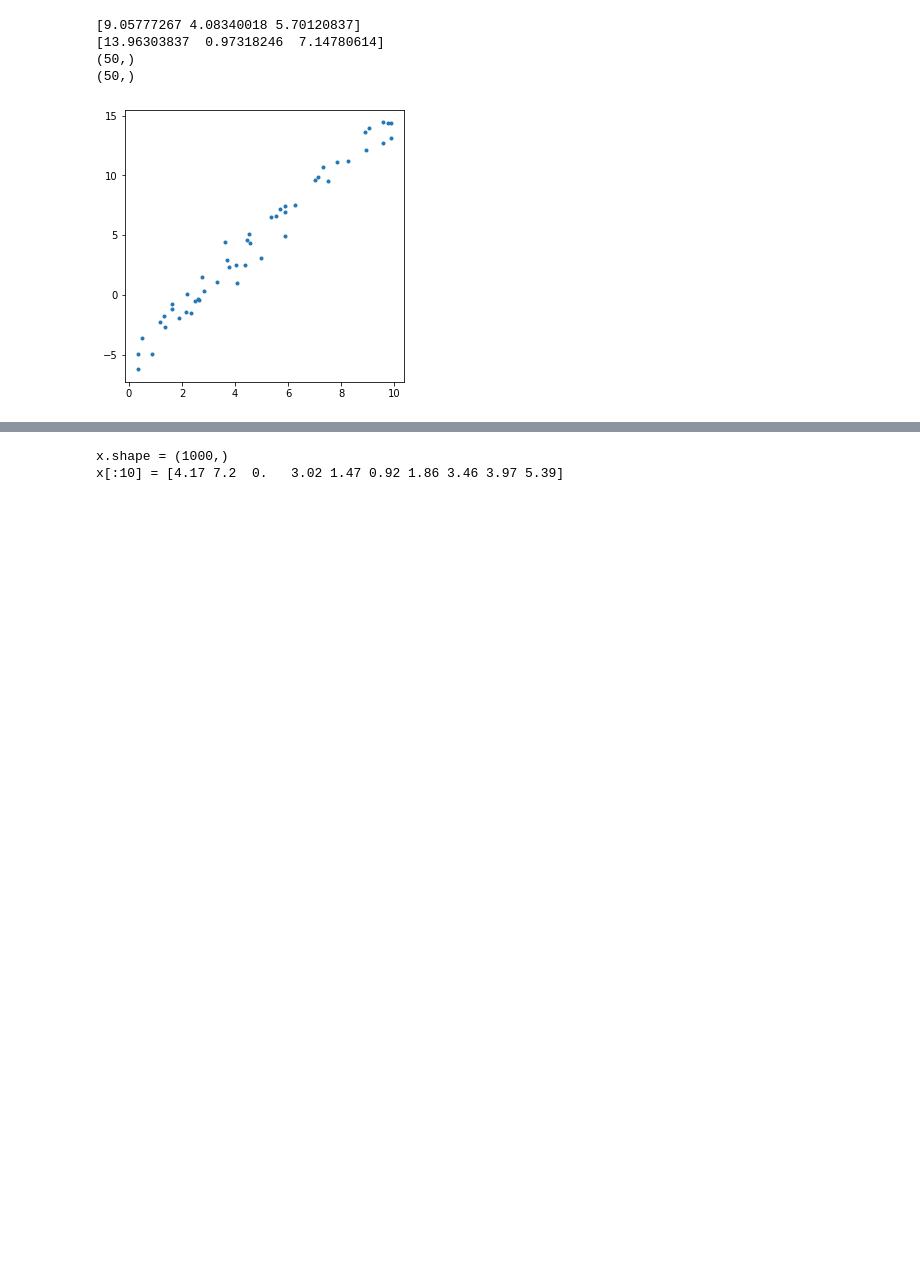
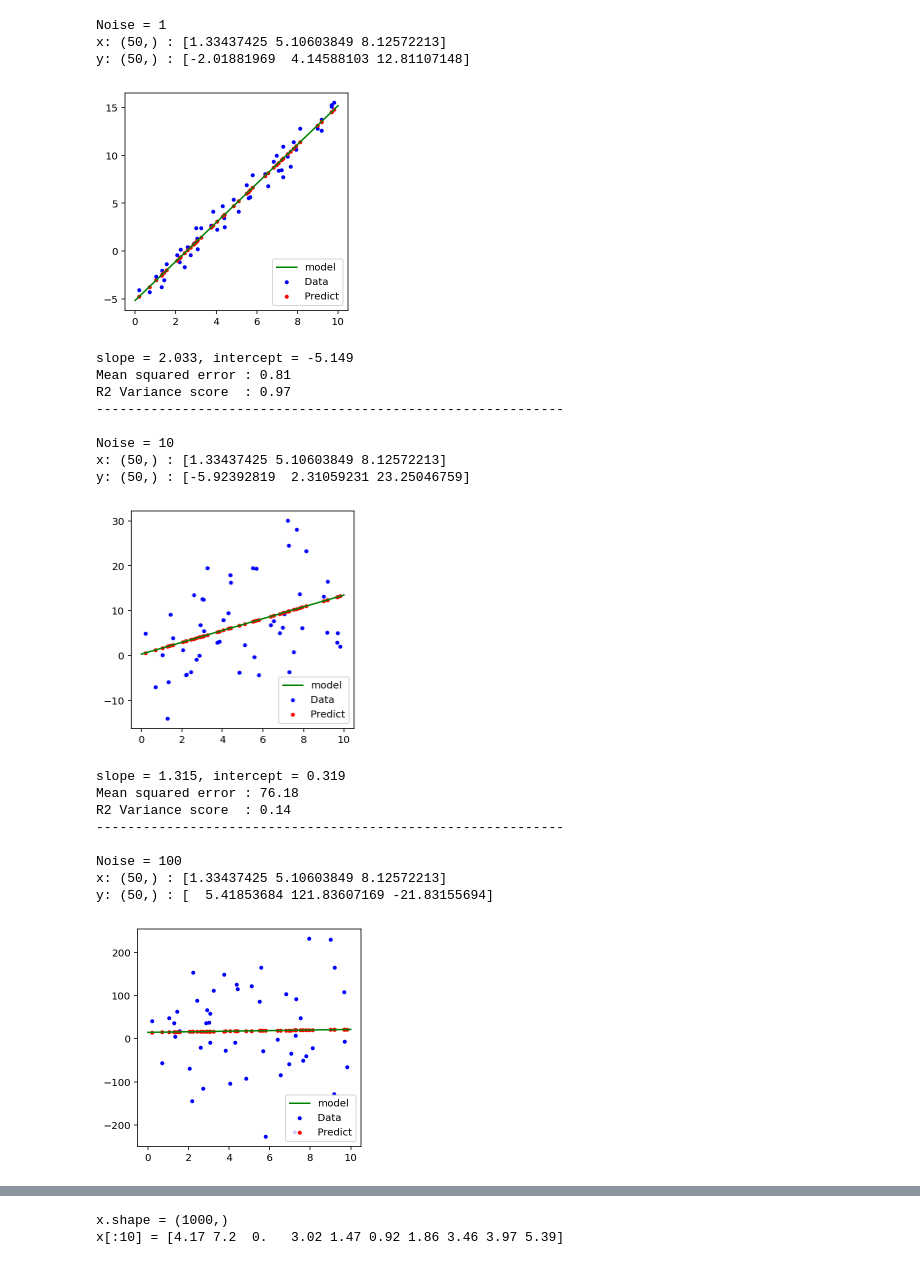
Before and after one commit to lselector/statistics, a Jupyter notebook: nb_04_Linear_Regression.ipynb, the cells around one changed output, grey strips where cells are left out. Saved outputs shown, nothing was run; the diff lists cells and outputs as text; code cells hidden in the pictures; blank space fills up the shorter version.

```diff
--- a/nb_04_Linear_Regression.ipynb
+++ b/nb_04_Linear_Regression.ipynb
@@ -9,25 +40,61 @@ from sklearn.metrics import mean_squared_error, r2_score
 # %%
-# create two numpy arrays of shape (50,)
+# create two numpy arrays "x" and "y" of shape (50,)
+# rng = np.random.RandomState(seed=1)  # specific seed - generates the same numbers
+rng = np.random.RandomState(seed=None) # None - generate different numbers every time
+x = 10 * rng.rand(50)                # 50 random numbers in [0,10]
+for Noise in [1,10,100]:
+    y = (2 * x - 5) + Noise*rng.randn(50)    # 50 numbers between [-5, 15]
+                                         # linear function of x plus some normal noise
+    print(f"Noise = {Noise}")
+    print("x:",np.shape(x),":",x[:3])
+    print("y:",np.shape(y),":",y[:3])
 
-# create container for random number generators
-# rng = np.random.RandomState(seed=1)  # specific seed - generates the same numbers
-rng = np.random.RandomState(seed=None)
-x = 10 * rng.rand(50)                # 50 random numbers in [0,10]
-y = 2 * x - 5 + rng.randn(50)        # 50 numbers between [-5, 15]
-                                     # linear function of x plus some normal noise
-print(x[:3])
-print(y[:3])
-print(np.shape(x))
-print(np.shape(y))
+    model = LinearRegression(fit_intercept=True)
+    model.fit(x[:, np.newaxis], y)   # x,y from above (50 points)
+                                     # x - columnar, y - row
+    # predicted values
+    yp = model.predict(x[:, np.newaxis])
 
-%matplotlib inline
-plt.rcParams["figure.figsize"] = (5, 5) # (width, height)
-fig, ax = plt.subplots()
-_ = ax.scatter(x,y, marker='.');
-_ = plt.show();
+    # The coefficients
+    slope     = model.coef_[0]
+    intercept = model.intercept_
+
+    # create numpy array of shape (1000,)
+    # with values in [0,10]
+    xt = np.linspace(0, 10, 1000)
+    yt = model.predict(xt[:, np.newaxis]) # this will draw a model line
+    plt.rcParams["figure.figsize"] = (4, 4) # (width, height)
+    fig, ax = plt.subplots()
+    _ = ax.scatter(x,y,  marker='.', color='blue', label="Data");
+    _ = ax.scatter(x,yp, marker='.', color='red', label="Predict");
+    _ = ax.plot(xt, yt, color='green', label="model");
+    _ = ax.legend(loc='lower right')
+    _ = plt.show();
+    print(f"slope = {slope:.3f}, intercept = {intercept:.3f}")
+    print(f"Mean squared error : {mean_squared_error(y,yp):.2f}")
+    print(f"R2 Variance score  : {r2_score(y, yp):.2f}")
+    print("-"*60)
+    print(" ")
 # %% [output]
-[9.05777267 4.08340018 5.70120837]
-[13.96303837  0.97318246  7.14780614]
-(50,)
-(50,)
+Noise = 1
+x: (50,) : [1.33437425 5.10603849 8.12572213]
+y: (50,) : [-2.01881969  4.14588103 12.81107148]
-[figure, old version]
+[figure, new version]
+slope = 2.033, intercept = -5.149
+Mean squared error : 0.81
+R2 Variance score  : 0.97
+------------------------------------------------------------
+
+Noise = 10
+x: (50,) : [1.33437425 5.10603849 8.12572213]
+y: (50,) : [-5.92392819  2.31059231 23.25046759]
+[figure, added]
+slope = 1.315, intercept = 0.319
+Mean squared error : 76.18
+R2 Variance score  : 0.14
+------------------------------------------------------------
+
+Noise = 100
+x: (50,) : [1.33437425 5.10603849 8.12572213]
+y: (50,) : [  5.41853684 121.83607169 -21.83155694]
+[figure, added]
```
Also changed, not shown: parts of 13 cells of this notebook.
